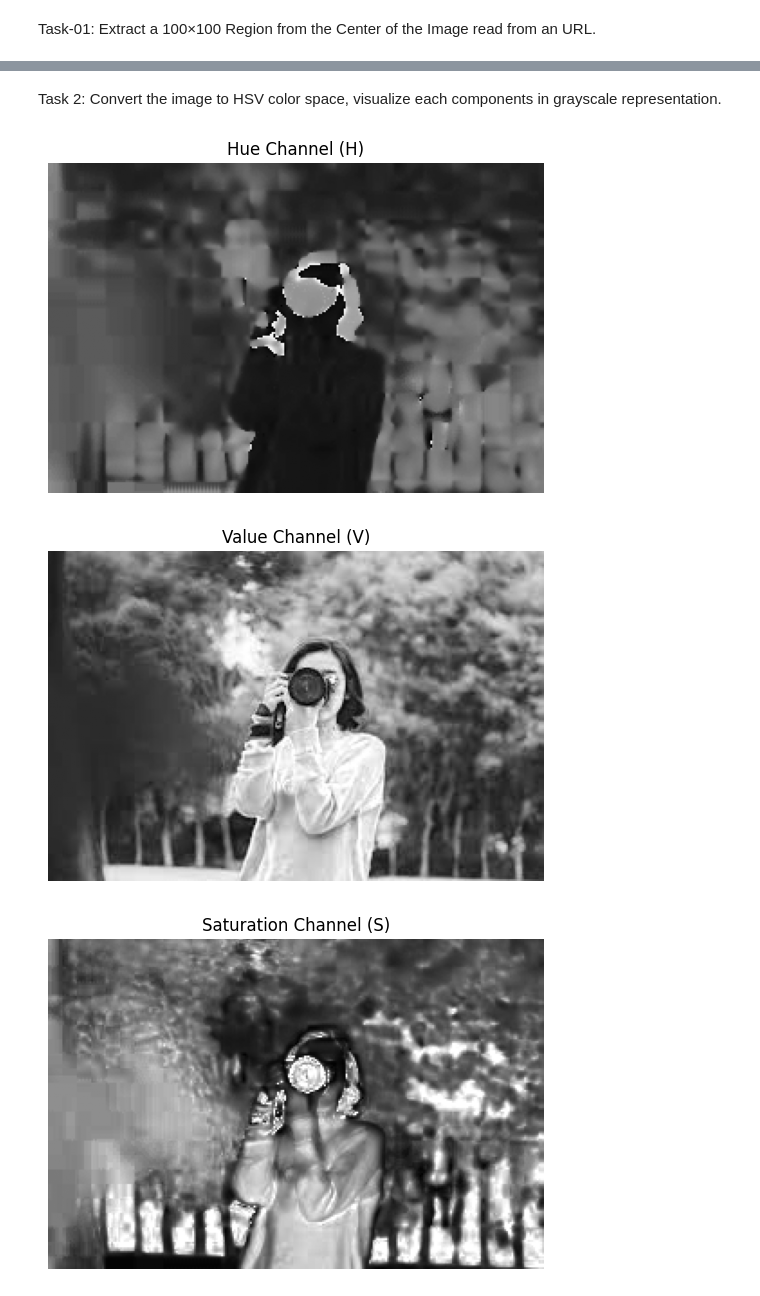
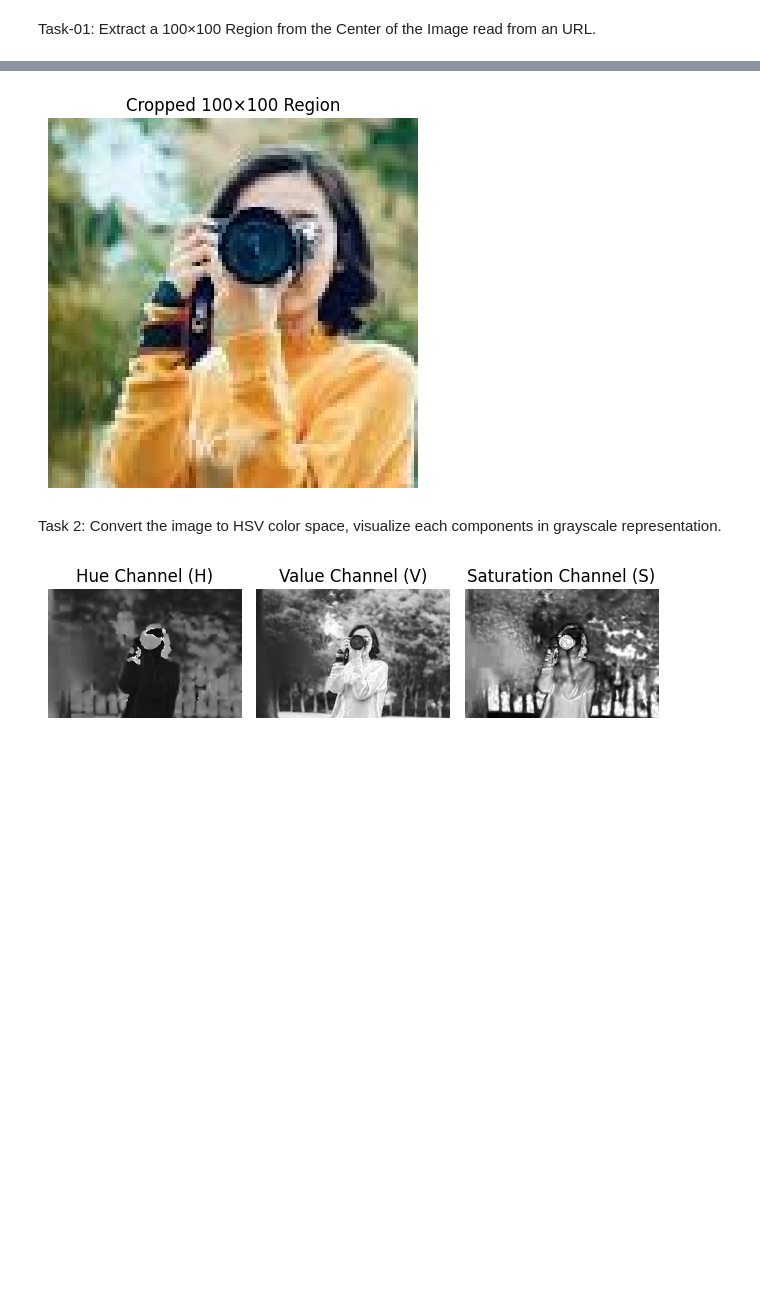
Before and after one commit to Mehadi4021/Digital-Image-Processing_Lab_CSE438, a Jupyter notebook: Lab_Assignment_1_Md_Mehadi_Hasan_2125051003.ipynb, the cells around one changed output, grey strips where cells are left out. Cells and saved outputs as stored; diff of their text form; code cells hidden in the pictures; blank space fills up the shorter version.

```diff
--- a/Lab_Assignment_1_Md_Mehadi_Hasan_2125051003.ipynb
+++ b/Lab_Assignment_1_Md_Mehadi_Hasan_2125051003.ipynb
@@ -53,26 +49,52 @@ plt.show()
+# %%
+# Step 4: Get image dimensions
+height, width, _ = img_rgb.shape
+
+# Step 5: Calculate center coordinates
+center_x = width // 2
+center_y = height // 2
+
+# Step 6: Define cropping region
+start_x = center_x - 50  # 50 pixels to the left of the center
+start_y = center_y - 50  # 50 pixels above the center
+end_x = center_x + 50   # 50 pixels to the right of the center
+end_y = center_y + 50   # 50 pixels below the center
+
+# Step 7: Crop the image
+cropped_img = img_rgb[start_y:end_y, start_x:end_x]
+
+
+
+plt.imshow(cropped_img)
+plt.axis('off')
+plt.title("Cropped 100×100 Region")
+plt.show()
+# %% [output]
+[figure, added]
 # %% [markdown]
 Task 2:  Convert the image to HSV color space, visualize each components in grayscale representation.
 # %%
 hsv_image = cv2.cvtColor(img, cv2.COLOR_BGR2HSV)
 h_channel, s_channel, v_channel = cv2.split(hsv_image)
 # %%
+plt.subplot(1, 3, 1)
 plt.imshow(h_channel, cmap="gray")
 plt.axis("off")
 plt.title("Hue Channel (H)")
-plt.show()
 
-
+plt.subplot(1, 3, 2)
 plt.imshow(v_channel, cmap="gray")
 plt.title("Value Channel (V)")
 plt.axis("off")
-plt.show()
 
 
+plt.subplot(1, 3, 3)
 plt.imshow(s_channel, cmap="gray")
 plt.title("Saturation Channel (S)")
 plt.axis("off")
+
+
+plt.tight_layout()
 plt.show()
 # %% [output]
-[figure, old version]
+[figure, new version]
-[figure, removed]
-[figure, removed]
```
Also changed, not shown: parts of 4 cells of this notebook.
